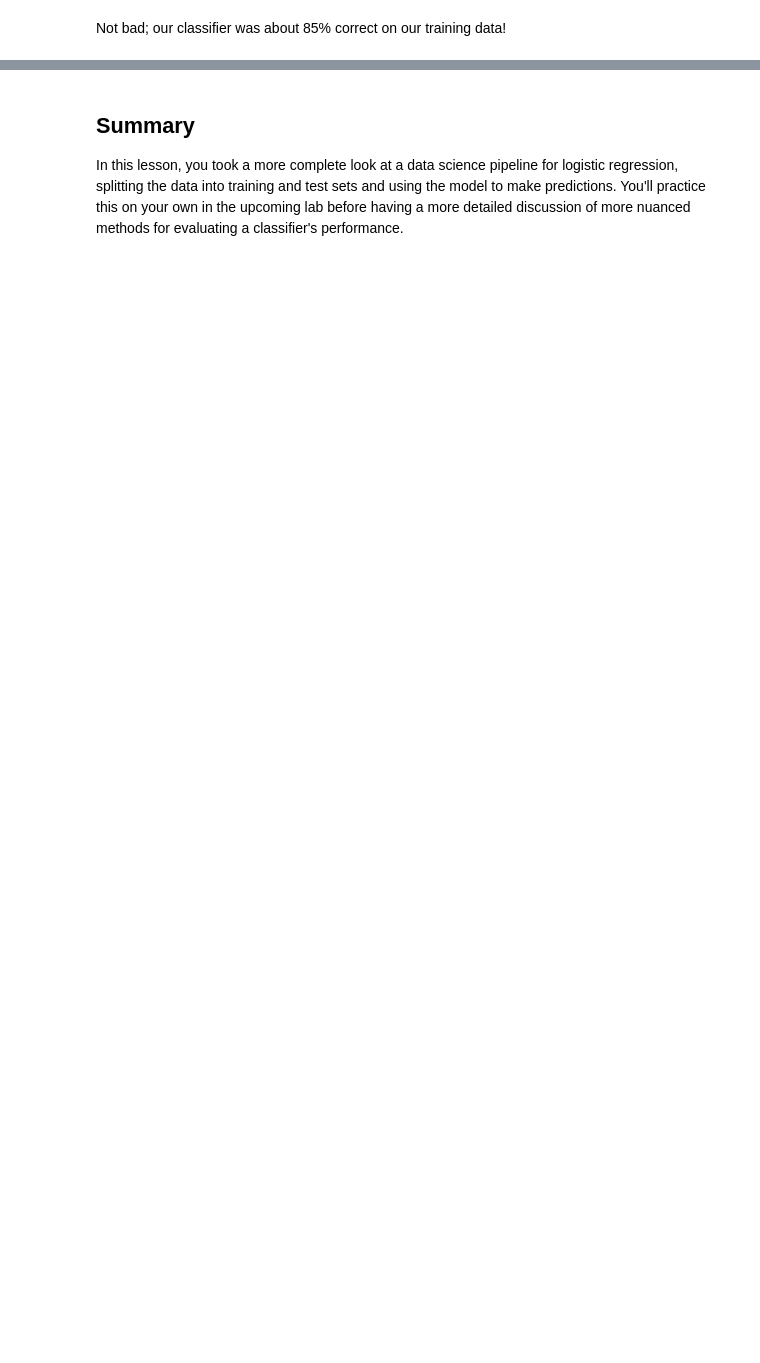
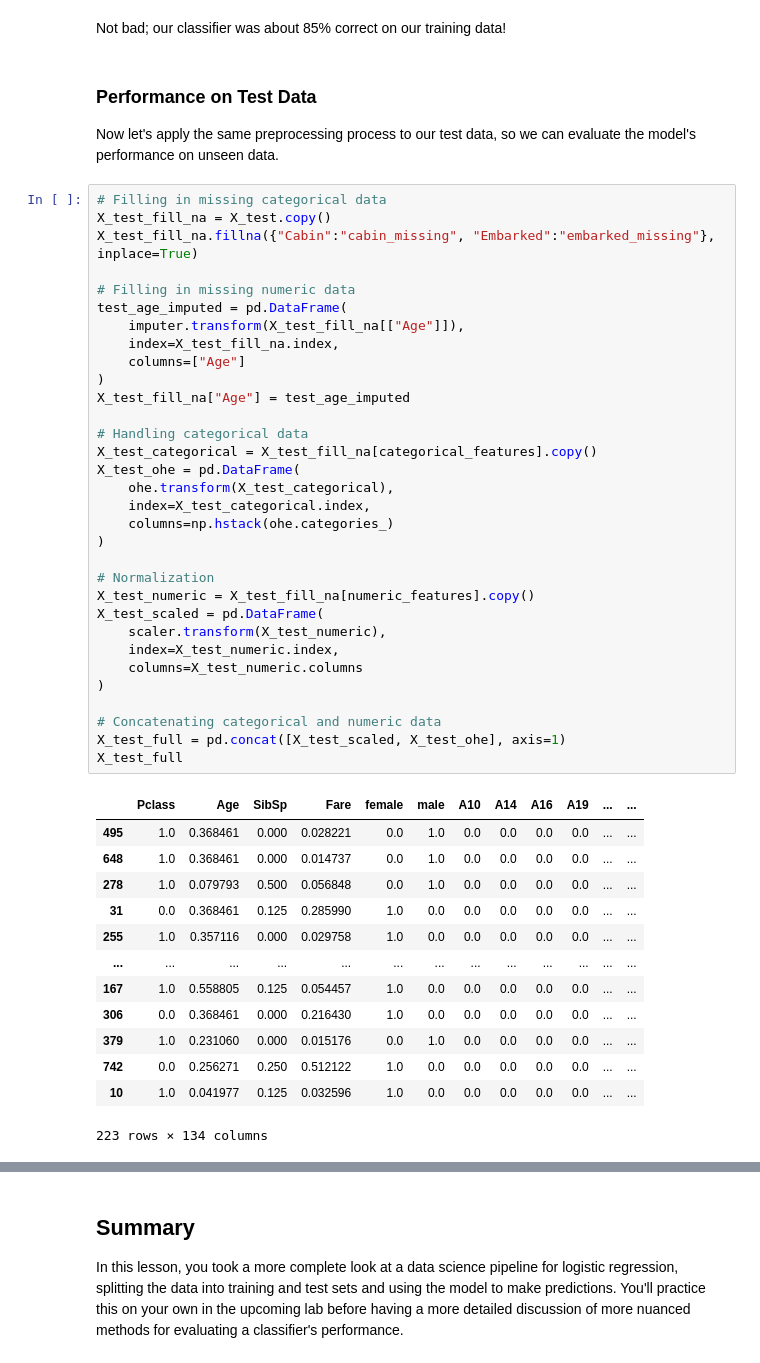
Before and after one commit to learn-co-curriculum/dsc-logistic-regression-in-scikit-learn, a Jupyter notebook: index.ipynb, the cells around one changed output, grey strips where cells are left out. Drawn from its saved outputs; the diff is of its cells as text; blank space fills up the shorter version.

```diff
--- a/index.ipynb
+++ b/index.ipynb
@@ -140,3 +348,53 @@ Name: Survived, dtype: float64
 # %% [markdown]
 Not bad; our classifier was about 85% correct on our training data!
+# %% [markdown]
+### Performance on Test Data
+
+Now let's apply the same preprocessing process to our test data, so we can evaluate the model's performance on unseen data.
+# %%
+# Filling in missing categorical data
+X_test_fill_na = X_test.copy()
+X_test_fill_na.fillna({"Cabin":"cabin_missing", "Embarked":"embarked_missing"}, inplace=True)
+
+# Filling in missing numeric data
+test_age_imputed = pd.DataFrame(
+    imputer.transform(X_test_fill_na[["Age"]]),
+    index=X_test_fill_na.index,
+    columns=["Age"]
+)
+X_test_fill_na["Age"] = test_age_imputed
+
+# Handling categorical data
+X_test_categorical = X_test_fill_na[categorical_features].copy()
+X_test_ohe = pd.DataFrame(
+    ohe.transform(X_test_categorical),
+    index=X_test_categorical.index,
+    columns=np.hstack(ohe.categories_)
+)
+
+# Normalization
+X_test_numeric = X_test_fill_na[numeric_features].copy()
+X_test_scaled = pd.DataFrame(
+    scaler.transform(X_test_numeric),
+    index=X_test_numeric.index,
+    columns=X_test_numeric.columns
+)
+
+# Concatenating categorical and numeric data
+X_test_full = pd.concat([X_test_scaled, X_test_ohe], axis=1)
+X_test_full
+# %% [output]
+|  | Pclass | Age | SibSp | Fare | female | male | A10 | A14 | A16 | A19 | ... | ... |
+| 495 | 1.0 | 0.368461 | 0.000 | 0.028221 | 0.0 | 1.0 | 0.0 | 0.0 | 0.0 | 0.0 | ... | ... |
+| 648 | 1.0 | 0.368461 | 0.000 | 0.014737 | 0.0 | 1.0 | 0.0 | 0.0 | 0.0 | 0.0 | ... | ... |
+| 278 | 1.0 | 0.079793 | 0.500 | 0.056848 | 0.0 | 1.0 | 0.0 | 0.0 | 0.0 | 0.0 | ... | ... |
+| 31 | 0.0 | 0.368461 | 0.125 | 0.285990 | 1.0 | 0.0 | 0.0 | 0.0 | 0.0 | 0.0 | ... | ... |
+| 255 | 1.0 | 0.357116 | 0.000 | 0.029758 | 1.0 | 0.0 | 0.0 | 0.0 | 0.0 | 0.0 | ... | ... |
+| ... | ... | ... | ... | ... | ... | ... | ... | ... | ... | ... | ... | ... |
+| 167 | 1.0 | 0.558805 | 0.125 | 0.054457 | 1.0 | 0.0 | 0.0 | 0.0 | 0.0 | 0.0 | ... | ... |
+| 306 | 0.0 | 0.368461 | 0.000 | 0.216430 | 1.0 | 0.0 | 0.0 | 0.0 | 0.0 | 0.0 | ... | ... |
+| 379 | 1.0 | 0.231060 | 0.000 | 0.015176 | 0.0 | 1.0 | 0.0 | 0.0 | 0.0 | 0.0 | ... | ... |
+| 742 | 0.0 | 0.256271 | 0.250 | 0.512122 | 1.0 | 0.0 | 0.0 | 0.0 | 0.0 | 0.0 | ... | ... |
+| 10 | 1.0 | 0.041977 | 0.125 | 0.032596 | 1.0 | 0.0 | 0.0 | 0.0 | 0.0 | 0.0 | ... | ... |
+223 rows × 134 columns
 # %%
```
Also changed, not shown: parts of 42 cells of this notebook, 1 other file.
